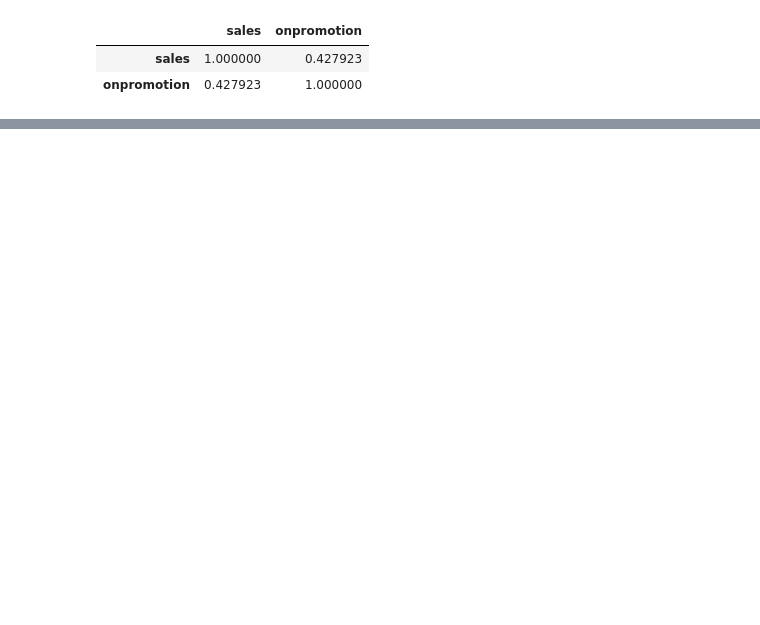
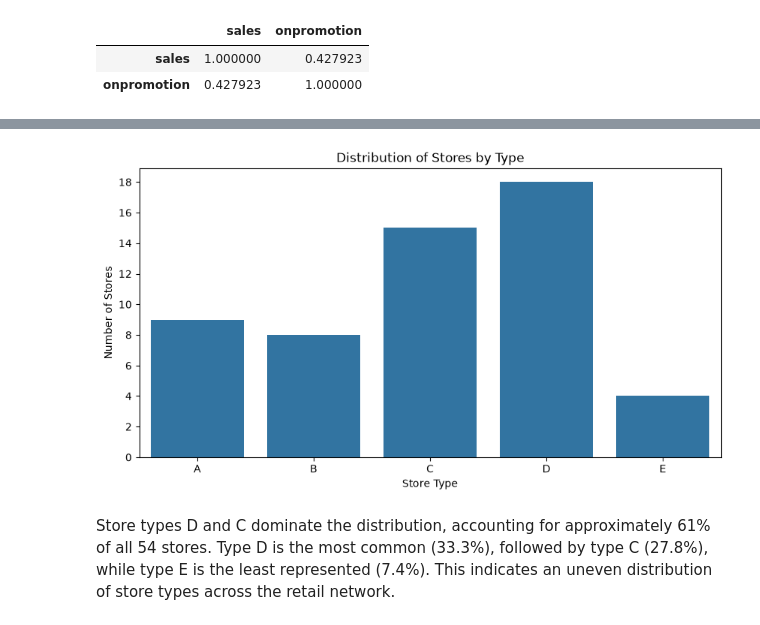
Before and after one commit to nachospreafico/store-sales-forecasting, a Jupyter notebook: notebooks/01_eda.ipynb, the cells around one changed output, grey strips where cells are left out. Saved outputs shown, nothing was run; the diff lists cells and outputs as text; code cells hidden in the pictures; blank space fills up the shorter version.

```diff
--- a/notebooks/01_eda.ipynb
+++ b/notebooks/01_eda.ipynb
@@ -280,0 +455,4 @@ Observations with at least one promoted item exhibit approximately 7.2 times hig
+# %%
+# Store characteristics
+stores_path = Path("../data/raw/stores.csv")
+stores_df = pd.read_csv(stores_path)
@@ -280,0 +546,22 @@ Observations with at least one promoted item exhibit approximately 7.2 times hig
+# %%
+plt.figure(figsize=(10, 5))
+
+sns.countplot(
+    data=stores_df,
+    x="type",
+    order=["A", "B", "C", "D", "E"]
+)
+
+plt.title("Distribution of Stores by Type")
+plt.xlabel("Store Type")
+plt.ylabel("Number of Stores")
+
+from matplotlib.ticker import MaxNLocator
+
+plt.gca().yaxis.set_major_locator(MaxNLocator(integer=True))
+
+plt.show()
+# %% [output]
+[figure, added]
+# %% [markdown]
+Store types D and C dominate the distribution, accounting for approximately 61% of all 54 stores. Type D is the most common (33.3%), followed by type C (27.8%), while type E is the least represented (7.4%). This indicates an uneven distribution of store types across the retail network.
```
Also changed, not shown: parts of 84 cells of this notebook.
